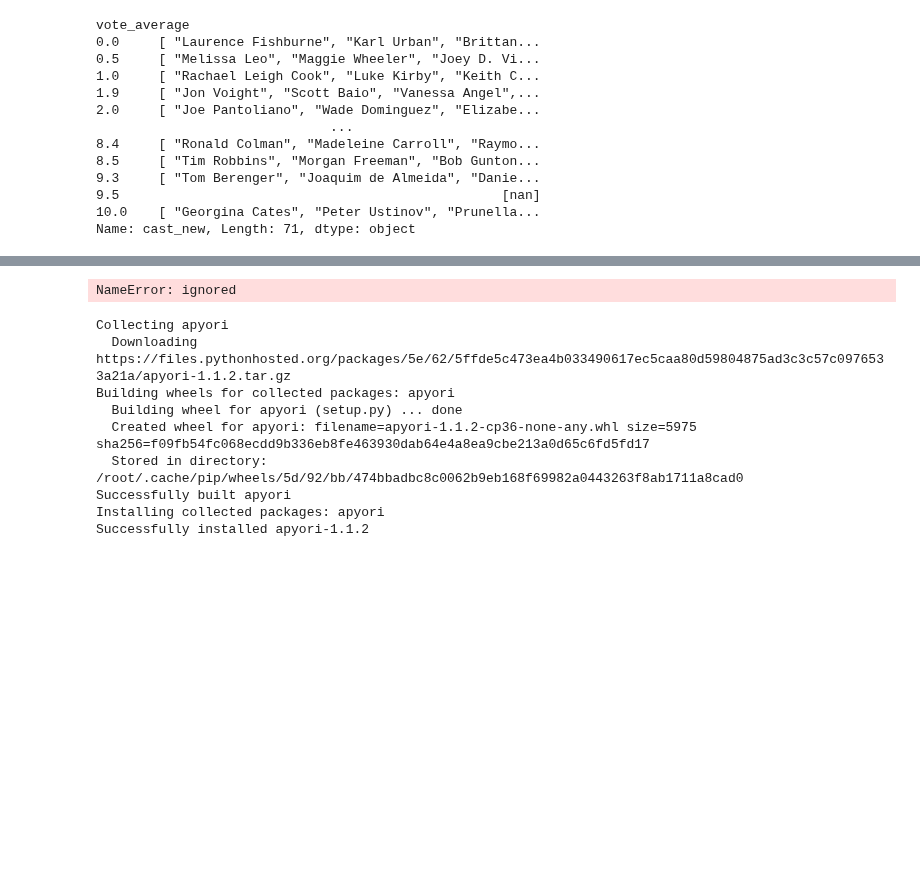
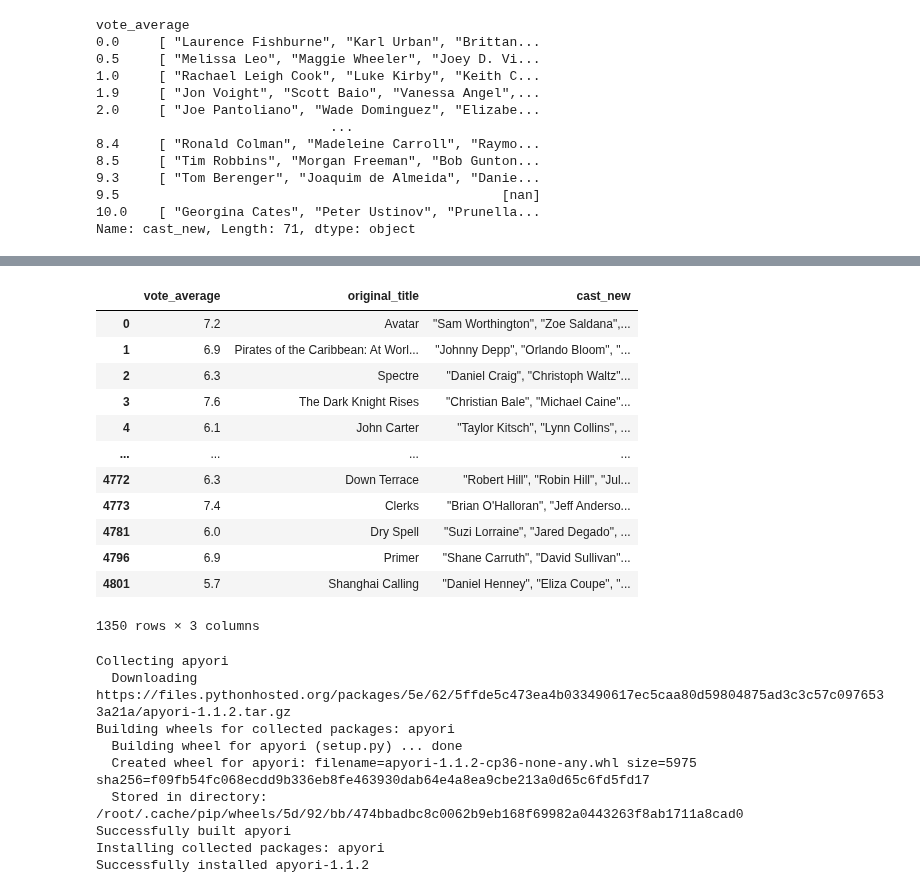
Before and after one commit to paweenatoei/KKU_data_mining, a Jupyter notebook: Project.ipynb, the cells around one changed output, grey strips where cells are left out. Cells and saved outputs as stored; diff of their text form; code cells hidden in the pictures; blank space fills up the shorter version.

```diff
--- a/Project.ipynb
+++ b/Project.ipynb
@@ -191,8 +239,20 @@ KeyError: ignored
 # %%
-table3[['vote_average','original_title','cast']]
-#กลุ่มที่มีคะแนนโหวตมากกว่า5 โดยเลือกดูแค่ 'vote_average', 'original_title', 'cast'
+table3[['vote_average','original_title','cast_new']]
+#กลุ่มที่มีคะแนนโหวตมากกว่า5 โดยเลือกดูแค่ 'vote_average', 'original_title', 'cast_new'
 # %% [output]
+|  | vote_average | original_title | cast_new |
+| 0 | 7.2 | Avatar | "Sam Worthington", "Zoe Saldana",... |
+| 1 | 6.9 | Pirates of the Caribbean: At Worl... | "Johnny Depp", "Orlando Bloom", "... |
+| 2 | 6.3 | Spectre | "Daniel Craig", "Christoph Waltz"... |
+| 3 | 7.6 | The Dark Knight Rises | "Christian Bale", "Michael Caine"... |
+| 4 | 6.1 | John Carter | "Taylor Kitsch", "Lynn Collins", ... |
+| ... | ... | ... | ... |
+| 4772 | 6.3 | Down Terrace | "Robert Hill", "Robin Hill", "Jul... |
+| 4773 | 7.4 | Clerks | "Brian O'Halloran", "Jeff Anderso... |
+| 4781 | 6.0 | Dry Spell | "Suzi Lorraine", "Jared Degado", ... |
+| 4796 | 6.9 | Primer | "Shane Carruth", "David Sullivan"... |
+| 4801 | 5.7 | Shanghai Calling | "Daniel Henney", "Eliza Coupe", "... |
-NameError: ignored
+1350 rows × 3 columns
 # %%
 !pip install apyori
 # %% [output]
```
Also changed, not shown: parts of 4 cells of this notebook.
